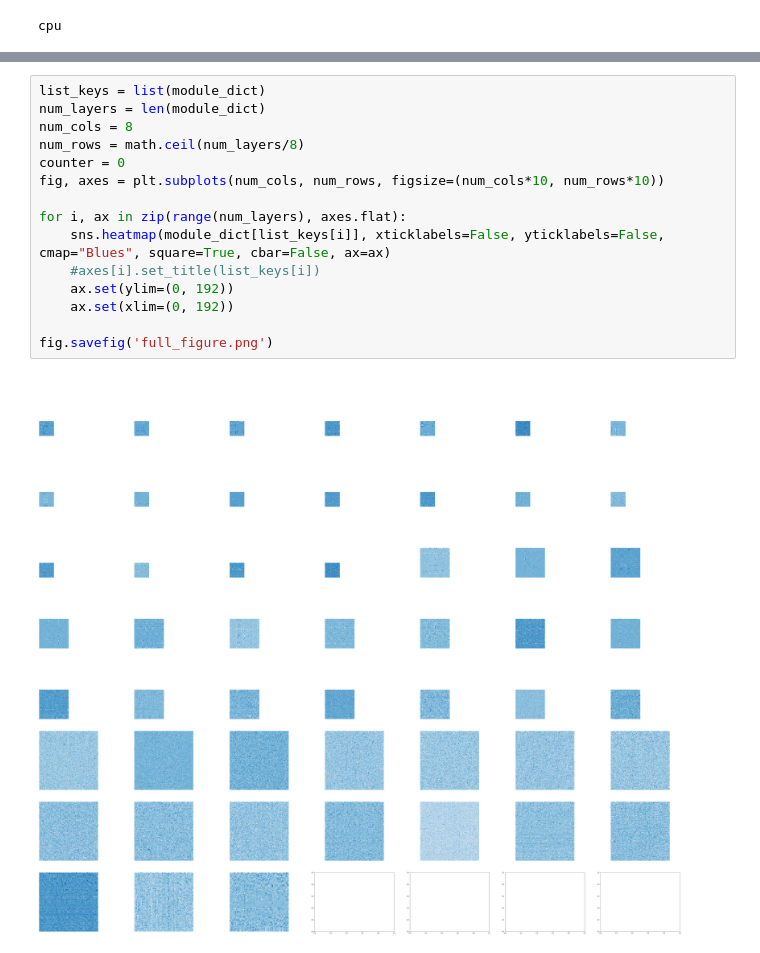
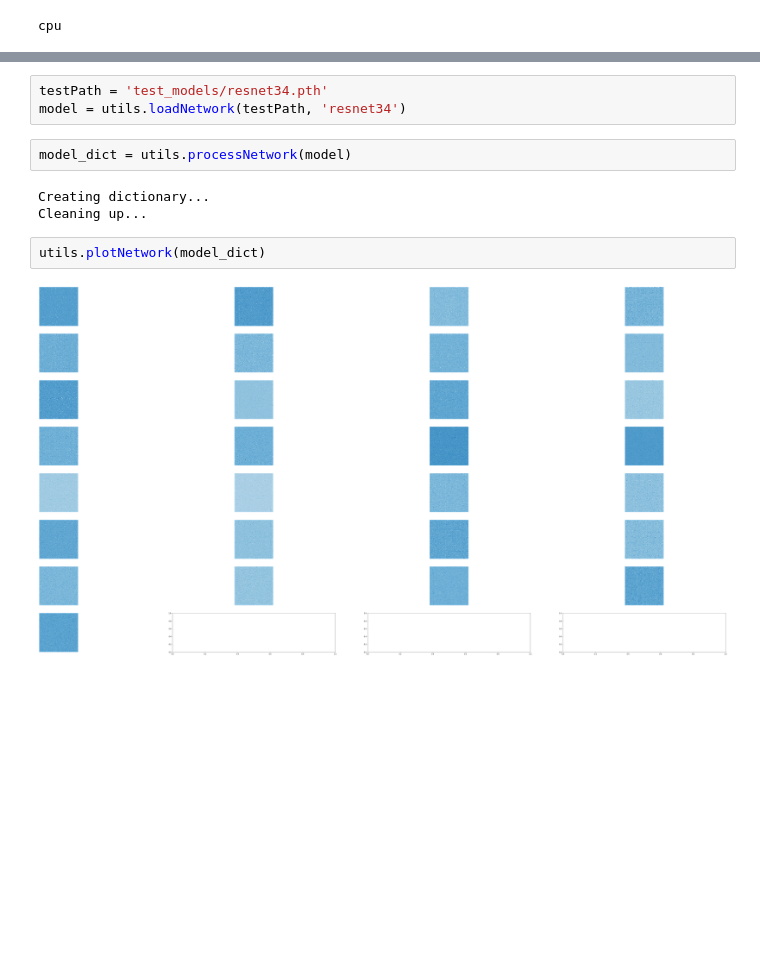
Before and after one commit to antonioverdi/netPlot, a Jupyter notebook: testingNotebook2.ipynb, the cells around one changed output, grey strips where cells are left out. Cells and saved outputs as stored; diff of their text form; blank space fills up the shorter version.

Commit message:
Rewrote processNetwork() to run in an acceptable time. Tested loadNetwork and processNetwork on resnet34

```diff
--- a/testingNotebook2.ipynb
+++ b/testingNotebook2.ipynb
@@ -111,17 +29,12 @@ for name, module in module_dict.items():
-# %%
-list_keys = list(module_dict)
-num_layers = len(module_dict)
-num_cols = 8
-num_rows = math.ceil(num_layers/8)
-counter = 0
-fig, axes = plt.subplots(num_cols, num_rows, figsize=(num_cols*10, num_rows*10))
-
-for i, ax in zip(range(num_layers), axes.flat):
-    sns.heatmap(module_dict[list_keys[i]], xticklabels=False, yticklabels=False, cmap="Blues", square=True, cbar=False, ax=ax)
-    #axes[i].set_title(list_keys[i])
-    ax.set(ylim=(0, 192))
-    ax.set(xlim=(0, 192))
-
-fig.savefig('full_figure.png')
-# %% [output]
-[figure, removed]
+# %%
+testPath = 'test_models/resnet34.pth'
+model = utils.loadNetwork(testPath, 'resnet34')
+# %%
+model_dict = utils.processNetwork(model)
+# %% [output]
+Creating dictionary...
+Cleaning up...
+# %%
+utils.plotNetwork(model_dict)
+# %% [output]
+[figure, added]
```
Also changed, not shown: parts of 5 cells of this notebook, 7 other files.
